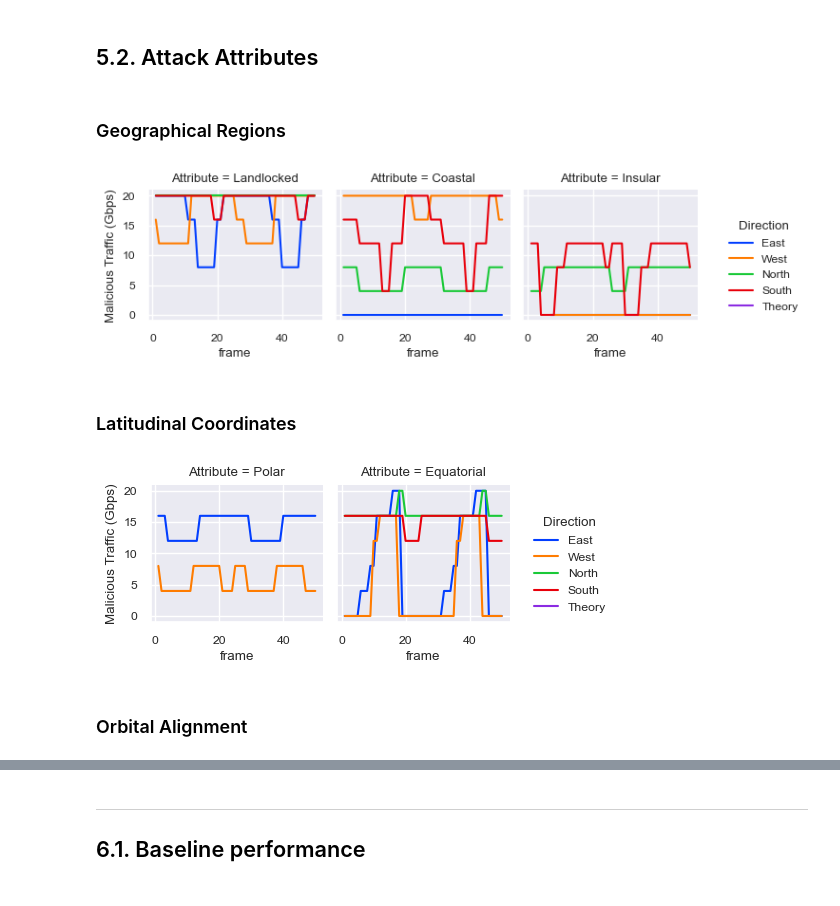
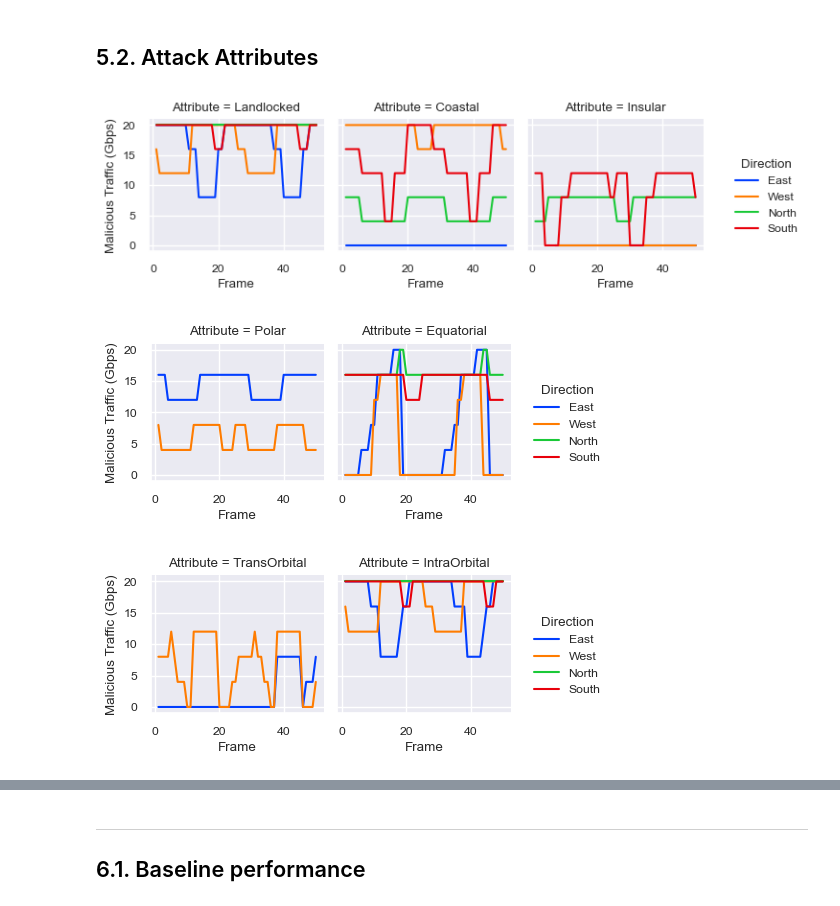
Before and after one commit to Foalfloater66/starlink-fyp, a Jupyter notebook: graphs.ipynb, the cells around one changed output, grey strips where cells are left out. Cells and saved outputs as stored; diff of their text form; code cells hidden in the pictures.

```diff
--- a/graphs.ipynb
+++ b/graphs.ipynb
@@ -28,7 +33,7 @@ from matplotlib.ticker import MaxNLocator
 import seaborn as sns
 
 # Global params
-matplotlib.rcParams["font.sans-serif"] = "Times New Roman"
+# matplotlib.rcParams["font.sans-serif"] = "Times New Roman"
 matplotlib.rcParams["font.size"] = 13
 # %% [markdown]
 ### Probability of Congestion per Snapshot
@@ -223,7 +226,7 @@ for imax in IMAX_VALUES:
                 data["imax"] = imax
                 aggregate_data.append(data)
 attack_df = pd.concat(aggregate_data, axis=0, ignore_index=True)
-attack_df.rename(columns={"FINAL CAPACITY" : "traffic", "FRAME" : "frame", "scenario" : "Attribute", "direction" : "Direction"}, inplace=True)
+attack_df.rename(columns={"FINAL CAPACITY" : "traffic", "FRAME" : "Frame", "scenario" : "Attribute", "direction" : "Direction"}, inplace=True)
 attack_df["traffic"] = 20000 - attack_df["traffic"]
 attack_df["traffic"] = attack_df["traffic"] / 1000
 
@@ -259,7 +262,7 @@ for imax in IMAX_VALUES:
                 data["imax"] = imax
                 aggregate_data.append(data)
 rtt_df = pd.concat(aggregate_data, axis=0, ignore_index=True)
-rtt_df.rename(columns={"scenario":"Attribute", "direction" : "Direction"}, inplace=True)
+rtt_df.rename(columns={"scenario":"Attribute", "direction" : "Direction", "frame" : "Frame"}, inplace=True)
 
 
 # Load probability data
@@ -309,33 +312,40 @@ rids_traffic_df = attack_df.query("Attribute != 'Insular' & Attribute != 'TransO
 rids_probability_df = probability_df.query("Attribute != 'Insular' & Attribute != 'TransOrbital'")
 # %% [markdown]
 ## 5.2. Attack Attributes
-# %% [markdown]
-### Geographical Regions
 # %%
-geographical_baseline_traffic_df = baseline_traffic_df.query("Attribute == 'Landlocked' | Attribute == 'Coastal' | Attribute == 'Insular'")
+# Geographical
+geographical_baseline_traffic_df = baseline_traffic_df.query("Attribute == 'Landlocked' | Attribute == 'Coastal' | Attribute == 'Insular'").query("Direction != 'Theory'")
 g = sns.FacetGrid(geographical_baseline_traffic_df, col="Attribute", hue="Direction", margin_titles=True, height=2.25)
 g.map_dataframe(sns.lineplot,
-        x="frame",
+        x="Frame",
         y="traffic",
     )
 g.set_ylabels("Malicious Traffic (Gbps)")
 g.add_legend()
 plt.savefig(f"{IMAGE_DIRECTORY}baseline_traffic_geographical.svg")
+
+# Latitudinal
+latitudinal_baseline_traffic_df = baseline_traffic_df.query("Attribute == 'Equatorial' | Attribute == 'Polar'").query("Direction != 'Theory'")
+g = sns.FacetGrid(latitudinal_baseline_traffic_df, col="Attribute", hue="Direction", margin_titles=True, height=2.25)
+g.map_dataframe(sns.lineplot,
+        x="Frame",
+        y="traffic",
+    )
+g.set_ylabels("Malicious Traffic (Gbps)")
+g.add_legend()
+plt.savefig(f"{IMAGE_DIRECTORY}baseline_traffic_latitudinal.svg")
+
+# Orbital
+orbital_baseline_traffic_df = baseline_traffic_df.query("Attribute == 'TransOrbital' | Attribute == 'IntraOrbital'").query("Direction != 'Theory'")
+g = sns.FacetGrid(orbital_baseline_traffic_df, col="Attribute", hue="Direction", margin_titles=True, height=2.25)
+g.map_dataframe(sns.lineplot,
+        x="Frame",
+        y="traffic",
+    )
+g.set_ylabels("Malicious Traffic (Gbps)")
+g.add_legend()
+plt.savefig(f"{IMAGE_DIRECTORY}baseline_traffic_orbital.svg")
 # %% [output]
-[figure, old version]
+[figure, new version]
+[figure, added]
+[figure, added]
-# %% [markdown]
-### Latitudinal Coordinates
-# %%
-latitudinal_baseline_traffic_df = baseline_traffic_df.query("Attribute == 'Equatorial' | Attribute == 'Polar'")
-g = sns.FacetGrid(latitudinal_baseline_traffic_df, col="Attribute", hue="Direction", margin_titles=True, height=2.25)
-g.map_dataframe(sns.lineplot,
-        x="frame",
-        y="traffic",
-    )
-g.set_ylabels("Malicious Traffic (Gbps)")
-g.add_legend()
-plt.savefig(f"{IMAGE_DIRECTORY}baseline_traffic_latitudinal.svg")
-# %% [output]
-[figure, removed]
-# %% [markdown]
-### Orbital Alignment
```
Also changed, not shown: parts of 17 cells of this notebook, 15 other files.
